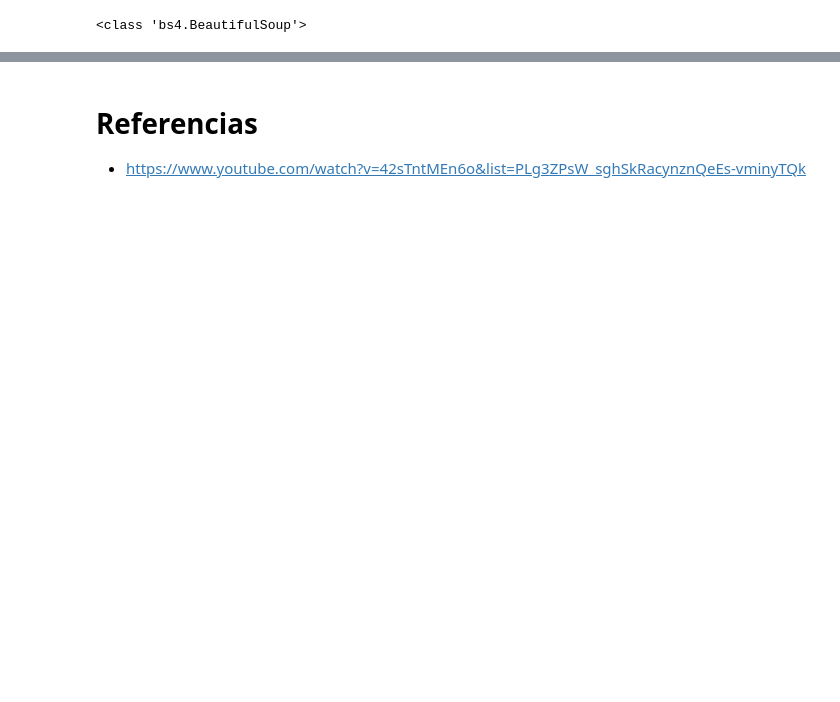
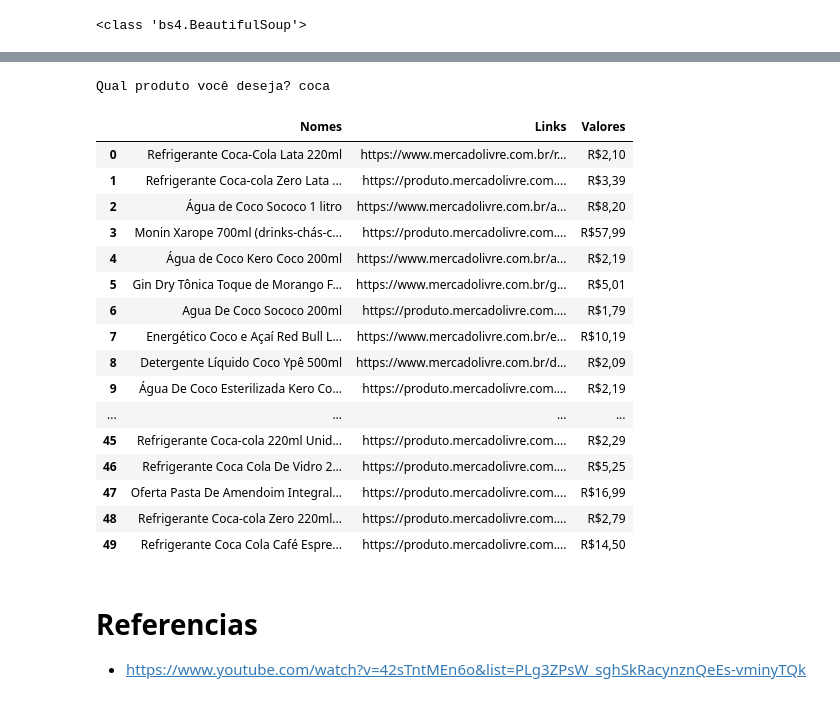
Before and after one commit to IsaacMirandaCamargos/basic-python-resume, a Jupyter notebook: Web Scrapping With Python.ipynb, the cells around one changed output, grey strips where cells are left out. Cells and saved outputs as stored; diff of their text form; code cells hidden in the pictures; blank space fills up the shorter version.

Commit message:
Busca automatizada por produtos no mercado livre

```diff
--- a/Web Scrapping With Python.ipynb
+++ b/Web Scrapping With Python.ipynb
@@ -271,3 +277,54 @@ df
+# %%
+import requests
+from bs4 import BeautifulSoup
+import pandas as pd
+import numpy as np
+
+url_base = "https://lista.mercadolivre.com.br/"
+produto_nome = input("Qual produto você deseja? ")
+url = url_base + produto_nome
+
+try:
+    req = requests.get(url)
+except Exception as erro:
+    print('DEU ERROOOO: ', erro)
+
+site = BeautifulSoup(req.content, 'html.parser')
+produtos = site.findAll('div', attrs={'class': 'andes-card andes-card--flat andes-card--default ui-search-result ui-search-result--core andes-card--padding-default'})
+
+titulos = []
+links = []
+valores = []
+for produto in produtos:
+    titulo = produto.find('h2', attrs={'class':'ui-search-item__title'}).text
+    link = produto.find('a', attrs={'class':'ui-search-link'})['href']
+    valor = "".join([i.text for i in produto.find('span', attrs={'class':'price-tag-amount'})]) # iteração da tag, com for
+
+    titulos.append(titulo)
+    links.append(link)
+    valores.append(valor)
+
+df = pd.DataFrame({'Nomes':titulos,'Links':links, 'Valores':valores})
+df
+# %% [output]
+Qual produto você deseja? coca
+|  | Nomes | Links | Valores |
+| 0 | Refrigerante Coca-Cola Lata 220ml | https://www.mercadolivre.com.br/r... | R$2,10 |
+| 1 | Refrigerante Coca-cola Zero Lata ... | https://produto.mercadolivre.com.... | R$3,39 |
+| 2 | Água de Coco Sococo 1 litro | https://www.mercadolivre.com.br/a... | R$8,20 |
+| 3 | Monin Xarope 700ml (drinks-chás-c... | https://produto.mercadolivre.com.... | R$57,99 |
+| 4 | Água de Coco Kero Coco 200ml | https://www.mercadolivre.com.br/a... | R$2,19 |
+| 5 | Gin Dry Tônica Toque de Morango F... | https://www.mercadolivre.com.br/g... | R$5,01 |
+| 6 | Agua De Coco Sococo 200ml | https://produto.mercadolivre.com.... | R$1,79 |
+| 7 | Energético Coco e Açaí Red Bull L... | https://www.mercadolivre.com.br/e... | R$10,19 |
+| 8 | Detergente Líquido Coco Ypê 500ml | https://www.mercadolivre.com.br/d... | R$2,09 |
+| 9 | Água De Coco Esterilizada Kero Co... | https://produto.mercadolivre.com.... | R$2,19 |
+| ... | ... | ... | ... |
+| 45 | Refrigerante Coca-cola 220ml Unid... | https://produto.mercadolivre.com.... | R$2,29 |
+| 46 | Refrigerante Coca Cola De Vidro 2... | https://produto.mercadolivre.com.... | R$5,25 |
+| 47 | Oferta Pasta De Amendoim Integral... | https://produto.mercadolivre.com.... | R$16,99 |
+| 48 | Refrigerante Coca-cola Zero 220ml... | https://produto.mercadolivre.com.... | R$2,79 |
+| 49 | Refrigerante Coca Cola Café Espre... | https://produto.mercadolivre.com.... | R$14,50 |
 # %% [markdown]
 # Referencias
 - https://www.youtube.com/watch?v=42sTntMEn6o&list=PLg3ZPsW_sghSkRacynznQeEs-vminyTQk
```
Also changed, not shown: parts of 22 cells of this notebook.
